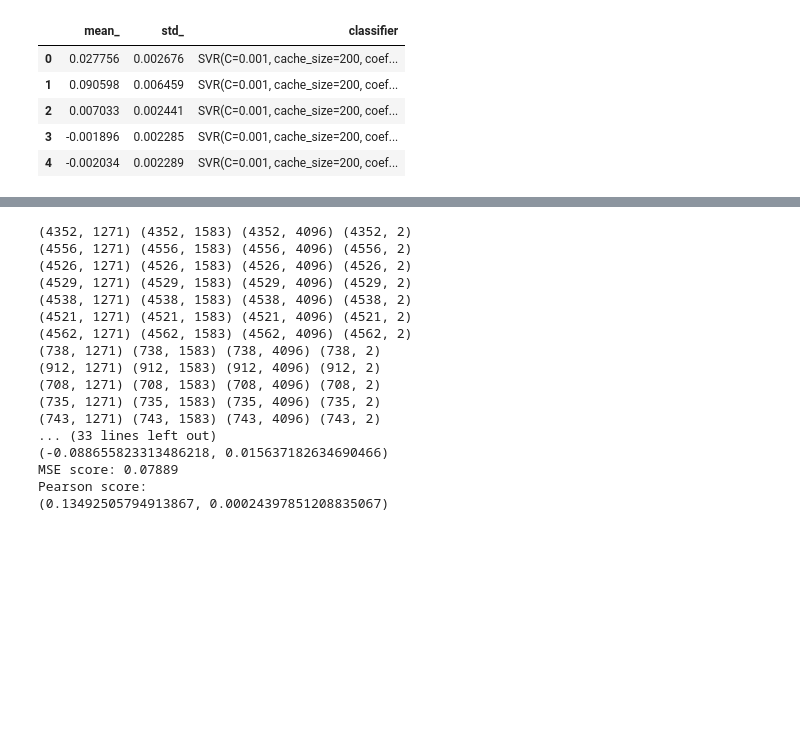
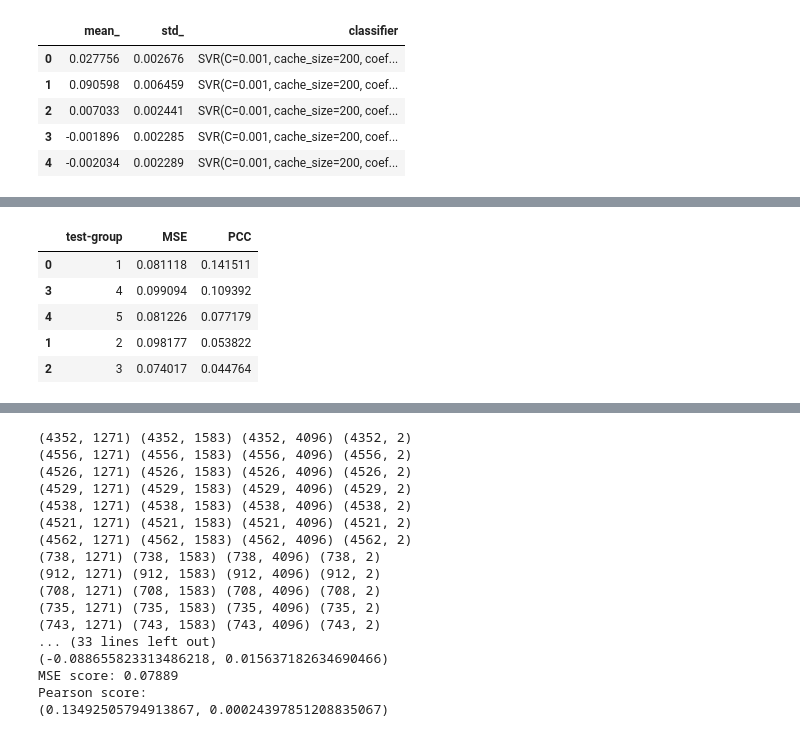
Before and after one commit to yasolix/cinevis, a Jupyter notebook: mediaeval/Valence-Arousal Prediction-ibm-group2.ipynb, the cells around one changed output, grey strips where cells are left out. Drawn from its saved outputs; the diff is of its cells as text; code cells hidden in the pictures; blank space fills up the shorter version.

```diff
--- a/mediaeval/Valence-Arousal Prediction-ibm-group2.ipynb
+++ b/mediaeval/Valence-Arousal Prediction-ibm-group2.ipynb
@@ -681,0 +722,9 @@ pvv_scores,pvv = crossgroups(pipe_visual_valence,'MeanValence','vis')
+# %%
+%%time
+pipe_visual_arousal = make_pipeline(
+    StandardScaler(),
+    SVR(C=100, cache_size=200, coef0=0.0, degree=3, epsilon=0.1,
+        gamma=0.001, kernel='rbf', max_iter=-1, shrinking=True,
+        tol=0.001, verbose=False))
+
+pav_scores = crossgroups(pipe_visual_arousal,'MeanArousal','visual')
@@ -681,0 +811,9 @@ pvv_scores,pvv = crossgroups(pipe_visual_valence,'MeanValence','vis')
+# %%
+pav_scores.sort_values('PCC', ascending=False)
+# %% [output]
+|  | test-group | MSE | PCC |
+| 0 | 1 | 0.081118 | 0.141511 |
+| 3 | 4 | 0.099094 | 0.109392 |
+| 4 | 5 | 0.081226 | 0.077179 |
+| 1 | 2 | 0.098177 | 0.053822 |
+| 2 | 3 | 0.074017 | 0.044764 |
```
Also changed, not shown: parts of 18 cells of this notebook.
